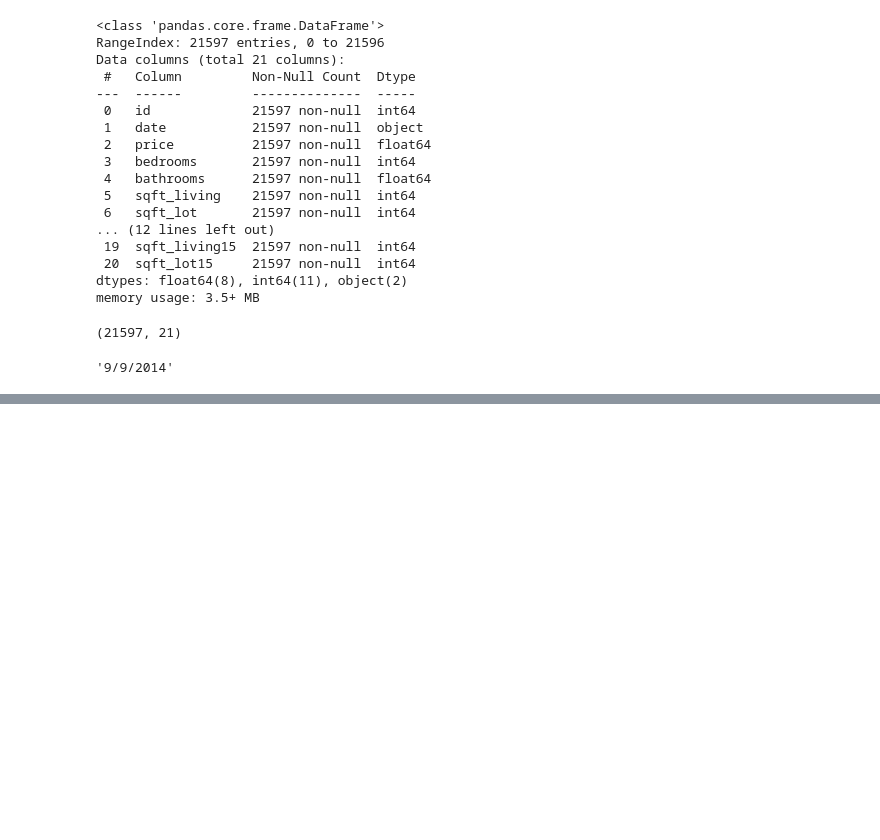
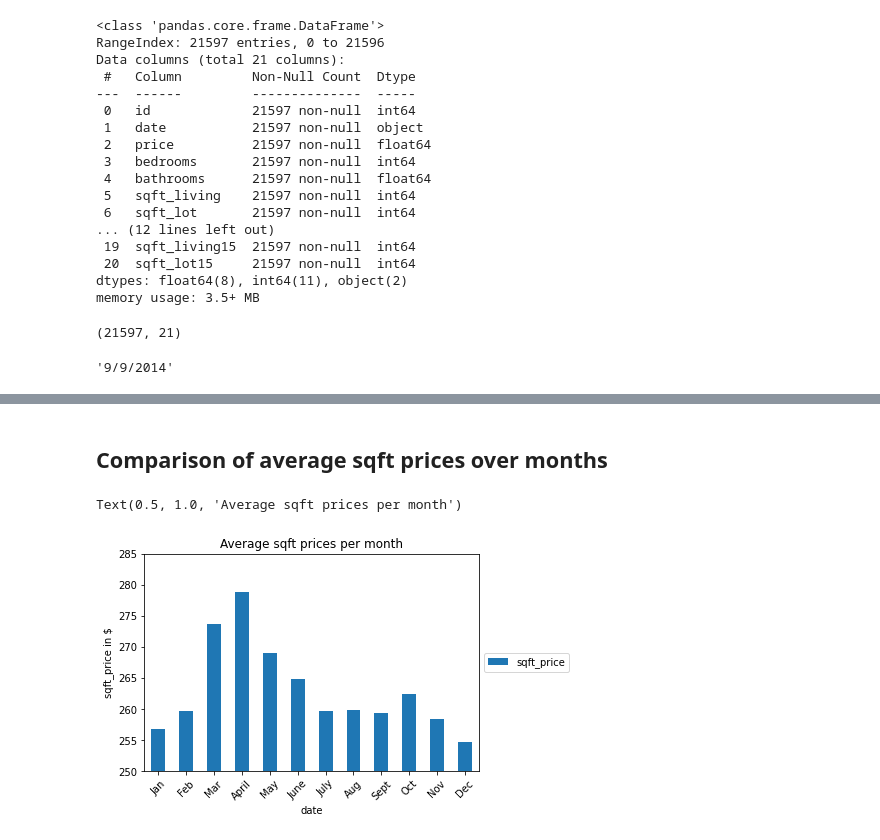
Before and after one commit to christine-berlin/house_price_predictions, a Jupyter notebook: notebooks/EDA.ipynb, the cells around one changed output, grey strips where cells are left out. Drawn from its saved outputs; the diff is of its cells as text; code cells hidden in the pictures; blank space fills up the shorter version.

```diff
--- a/notebooks/EDA.ipynb
+++ b/notebooks/EDA.ipynb
@@ -60,0 +172,15 @@ df_king_county.date.max()
+# %% [markdown]
+## Comparison of average sqft prices over months
+# %%
+df_month_mean = df_months.groupby('date').mean().sqft_price
+df2 = pd.DataFrame({'date': labels,'sqft_price': df_month_mean.values})
+ax2 = plt.subplot()
+fig2 = df2.plot(kind = 'bar', x = 'date', y = 'sqft_price', ax = ax2)
+plt.xticks(rotation =45)
+plt.ylabel('sqft_price in $')
+plt.legend(loc='center left', bbox_to_anchor=(1.0, 0.5))
+plt.ylim(250, 285)
+plt.title('Average sqft prices per month')
+# %% [output]
+Text(0.5, 1.0, 'Average sqft prices per month')
+[figure, added]
```
Also changed, not shown: parts of 26 cells of this notebook.
